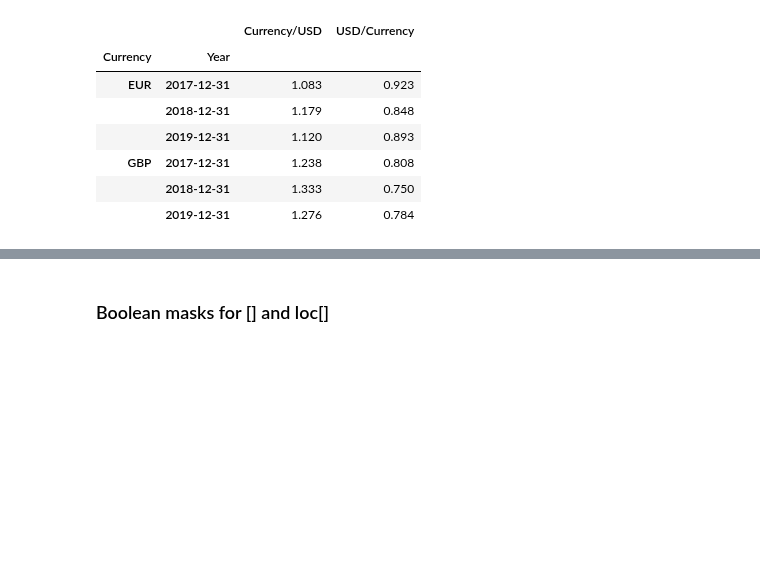
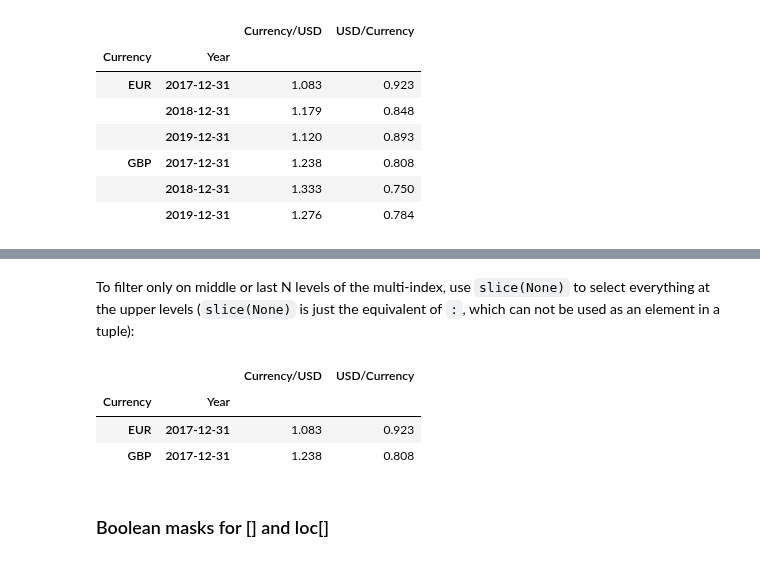
Before and after one commit to jaroslawr/jupyter-notebooks, a Jupyter notebook: lib_pandas/lib_pandas.ipynb, the cells around one changed output, grey strips where cells are left out. Drawn from its saved outputs; the diff is of its cells as text; code cells hidden in the pictures; blank space fills up the shorter version.

```diff
--- a/lib_pandas/lib_pandas.ipynb
+++ b/lib_pandas/lib_pandas.ipynb
@@ -242,3 +254,12 @@ df.loc[(["EUR", "GBP"], slice(pd.to_datetime("2017-12-31"), pd.to_datetime("2019
+# %% [markdown]
+To filter only on middle or last N levels of the multi-index, use `slice(None)` to select everything at the upper levels (`slice(None)` is just the equivalent of `:`, which can not be used as an element in a tuple):
+# %%
+df.loc[(slice(None), pd.to_datetime("2017-12-31")), :]
+# %% [output]
+|  |  | Currency/USD | USD/Currency |
+| Currency | Year |  |  |
+| EUR | 2017-12-31 | 1.083 | 0.923 |
+| GBP | 2017-12-31 | 1.238 | 0.808 |
 # %% [markdown]
 ### Boolean masks for [] and loc[]
 # %% [markdown]
```
Also changed, not shown: parts of 2 cells of this notebook, 1 other file.
